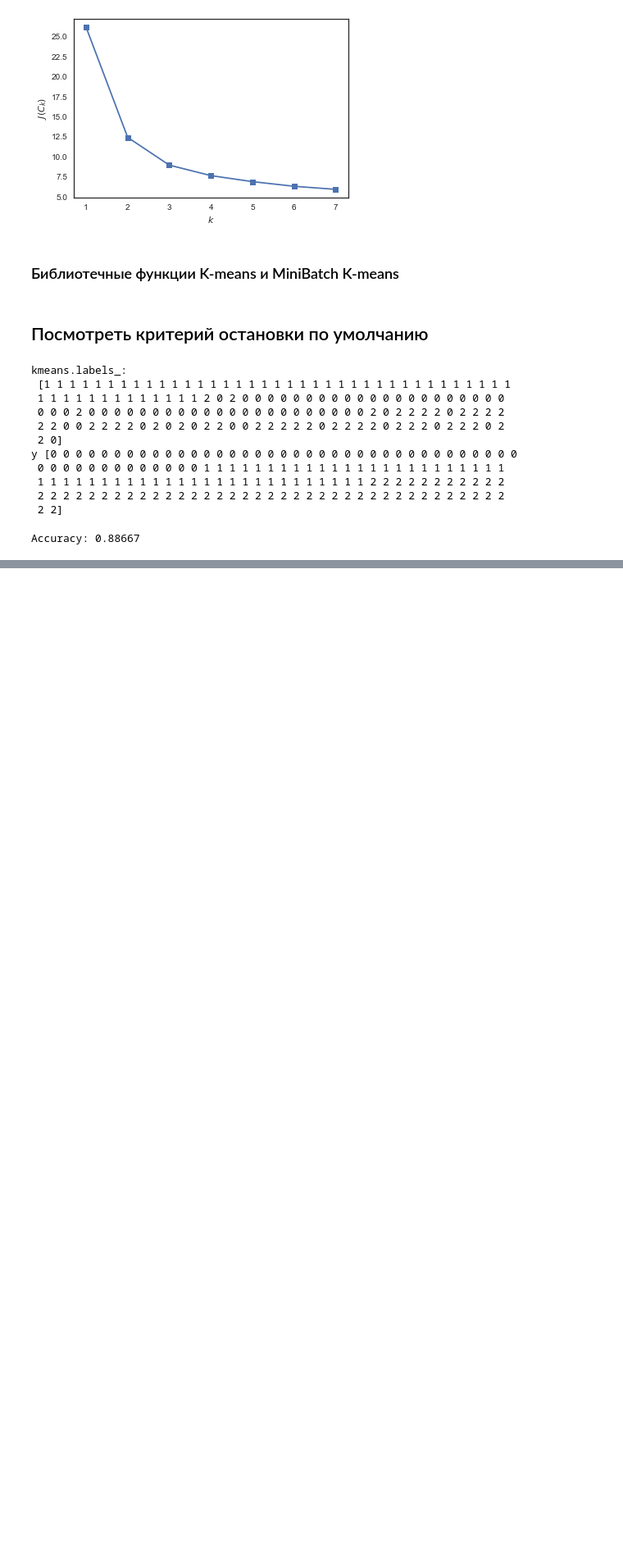
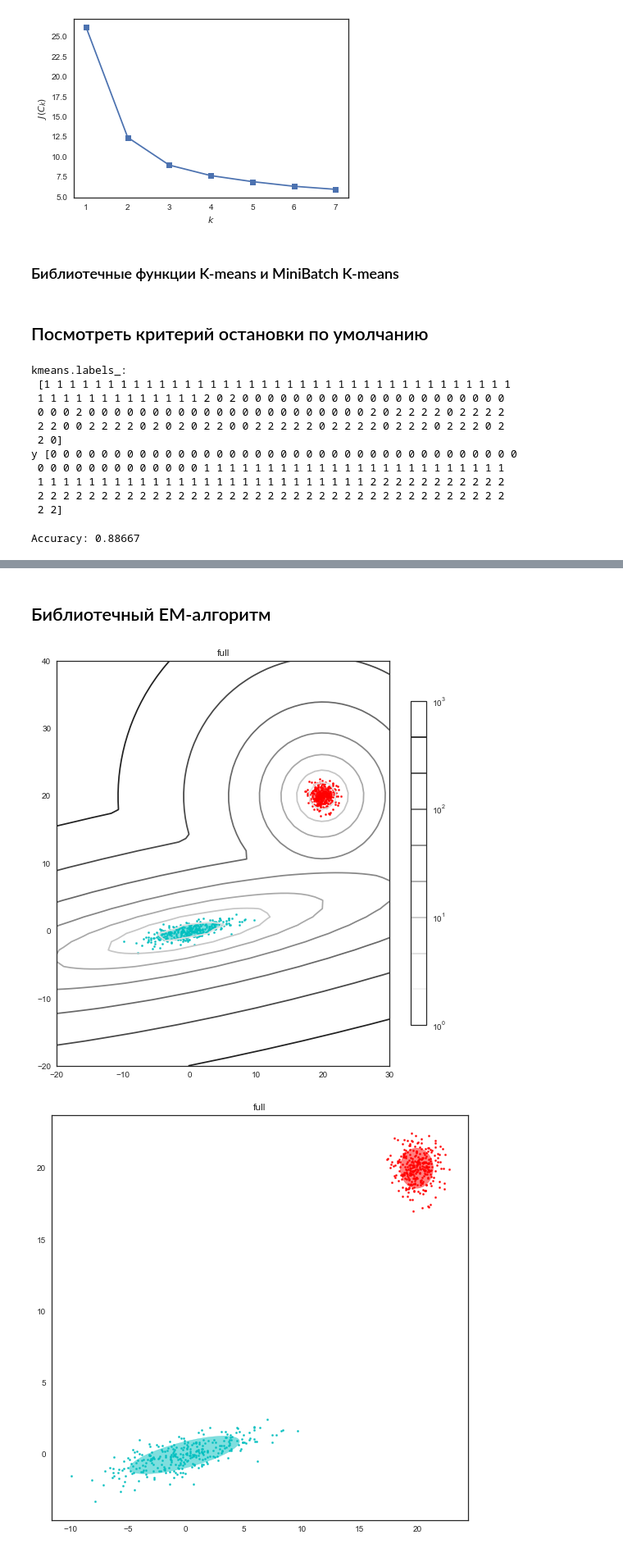
Before and after one commit to MyHomeOpera/clusters, a Jupyter notebook: Cluster.ipynb, the cells around one changed output, grey strips where cells are left out. Shown at 82% size. Drawn from its saved outputs; the diff is of its cells as text; code cells hidden in the pictures; blank space fills up the shorter version.

```diff
--- a/Cluster.ipynb
+++ b/Cluster.ipynb
@@ -283,0 +313,35 @@ C:\Users\Дом
+# %% [markdown]
+## Библиотечный EM-алгоритм
+# %%
+n_samples = 300
+
+# generate random sample, two components
+np.random.seed(0)
+
+# generate spherical data centered on (20, 20)
+shifted_gaussian = np.random.randn(n_samples, 2) + np.array([20, 20])
+
+# generate zero centered stretched Gaussian data
+C = np.array([[0., -0.7], [3.5, .7]])
+stretched_gaussian = np.dot(np.random.randn(n_samples, 2), C)
+
+# concatenate the two datasets into the final training set
+X_train = np.vstack([shifted_gaussian, stretched_gaussian])
+
+# fit a Gaussian Mixture Model with two components
+clf = GaussianMixture(n_components=2, covariance_type='full').fit(X_train)
+
+
+x = np.linspace(-20., 30.)
+y = np.linspace(-20., 40.)
+X1, Y1 = np.meshgrid(x, y)
+XX = np.array([X1.ravel(), Y1.ravel()]).T
+Z1 = -clf.score_samples(XX)
+Z1 = Z1.reshape(X1.shape)
+
+plot_results(X_train, clf.predict(X_train), clf.means_, clf.covariances_, 0, 'full', X1, Y1, Z1)
+
+plot_results(X_train, clf.predict(X_train), clf.means_, clf.covariances_, 1, 'full')
+# %% [output]
+[figure, added]
+[figure, added]
```
Also changed, not shown: parts of 10 cells of this notebook, 1 other file.
